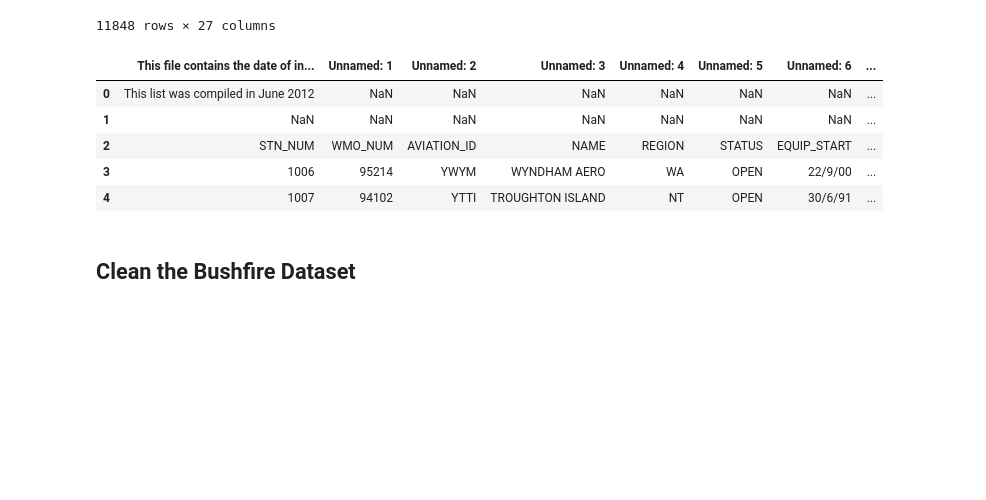
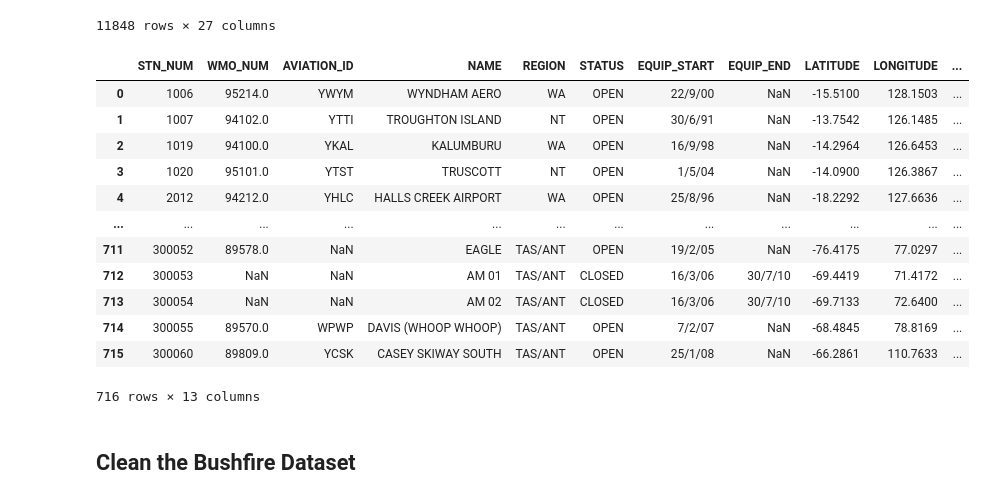
Before and after one commit to 22OVERSooN/Australian_Bushfire_Analysis, a Jupyter notebook: data_cleansing.ipynb, the cells around one changed output. Cells and saved outputs as stored; diff of their text form; code cells hidden in the pictures; blank space fills up the shorter version.

```diff
--- a/data_cleansing.ipynb
+++ b/data_cleansing.ipynb
@@ -48,14 +48,21 @@ aus_weather_raw
 # %%
 #Weather station data from BOM
 weather_station_raw = pd.read_csv("Resources/Raw/weather_station.csv")
-weather_station_raw.head()
+weather_station_raw
 # %% [output]
-|  | This file contains the date of in... | Unnamed: 1 | Unnamed: 2 | Unnamed: 3 | Unnamed: 4 | Unnamed: 5 | Unnamed: 6 | ... |
-| 0 | This list was compiled in June 2012 | NaN | NaN | NaN | NaN | NaN | NaN | ... |
-| 1 | NaN | NaN | NaN | NaN | NaN | NaN | NaN | ... |
-| 2 | STN_NUM | WMO_NUM | AVIATION_ID | NAME | REGION | STATUS | EQUIP_START | ... |
-| 3 | 1006 | 95214 | YWYM | WYNDHAM AERO | WA | OPEN | 22/9/00 | ... |
-| 4 | 1007 | 94102 | YTTI | TROUGHTON ISLAND | NT | OPEN | 30/6/91 | ... |
+|  | STN_NUM | WMO_NUM | AVIATION_ID | NAME | REGION | STATUS | EQUIP_START | EQUIP_END | LATITUDE | LONGITUDE | ... |
+| 0 | 1006 | 95214.0 | YWYM | WYNDHAM AERO | WA | OPEN | 22/9/00 | NaN | -15.5100 | 128.1503 | ... |
+| 1 | 1007 | 94102.0 | YTTI | TROUGHTON ISLAND | NT | OPEN | 30/6/91 | NaN | -13.7542 | 126.1485 | ... |
+| 2 | 1019 | 94100.0 | YKAL | KALUMBURU | WA | OPEN | 16/9/98 | NaN | -14.2964 | 126.6453 | ... |
+| 3 | 1020 | 95101.0 | YTST | TRUSCOTT | NT | OPEN | 1/5/04 | NaN | -14.0900 | 126.3867 | ... |
+| 4 | 2012 | 94212.0 | YHLC | HALLS CREEK AIRPORT | WA | OPEN | 25/8/96 | NaN | -18.2292 | 127.6636 | ... |
+| ... | ... | ... | ... | ... | ... | ... | ... | ... | ... | ... | ... |
+| 711 | 300052 | 89578.0 | NaN | EAGLE | TAS/ANT | OPEN | 19/2/05 | NaN | -76.4175 | 77.0297 | ... |
+| 712 | 300053 | NaN | NaN | AM 01 | TAS/ANT | CLOSED | 16/3/06 | 30/7/10 | -69.4419 | 71.4172 | ... |
+| 713 | 300054 | NaN | NaN | AM 02 | TAS/ANT | CLOSED | 16/3/06 | 30/7/10 | -69.7133 | 72.6400 | ... |
+| 714 | 300055 | 89570.0 | WPWP | DAVIS (WHOOP WHOOP) | TAS/ANT | OPEN | 7/2/07 | NaN | -68.4845 | 78.8169 | ... |
+| 715 | 300060 | 89809.0 | YCSK | CASEY SKIWAY SOUTH | TAS/ANT | OPEN | 25/1/08 | NaN | -66.2861 | 110.7633 | ... |
+716 rows × 13 columns
 # %% [markdown]
 ## Clean the Bushfire Dataset
 # %%
```
Also changed, not shown: parts of 14 cells of this notebook, 4 other files.
